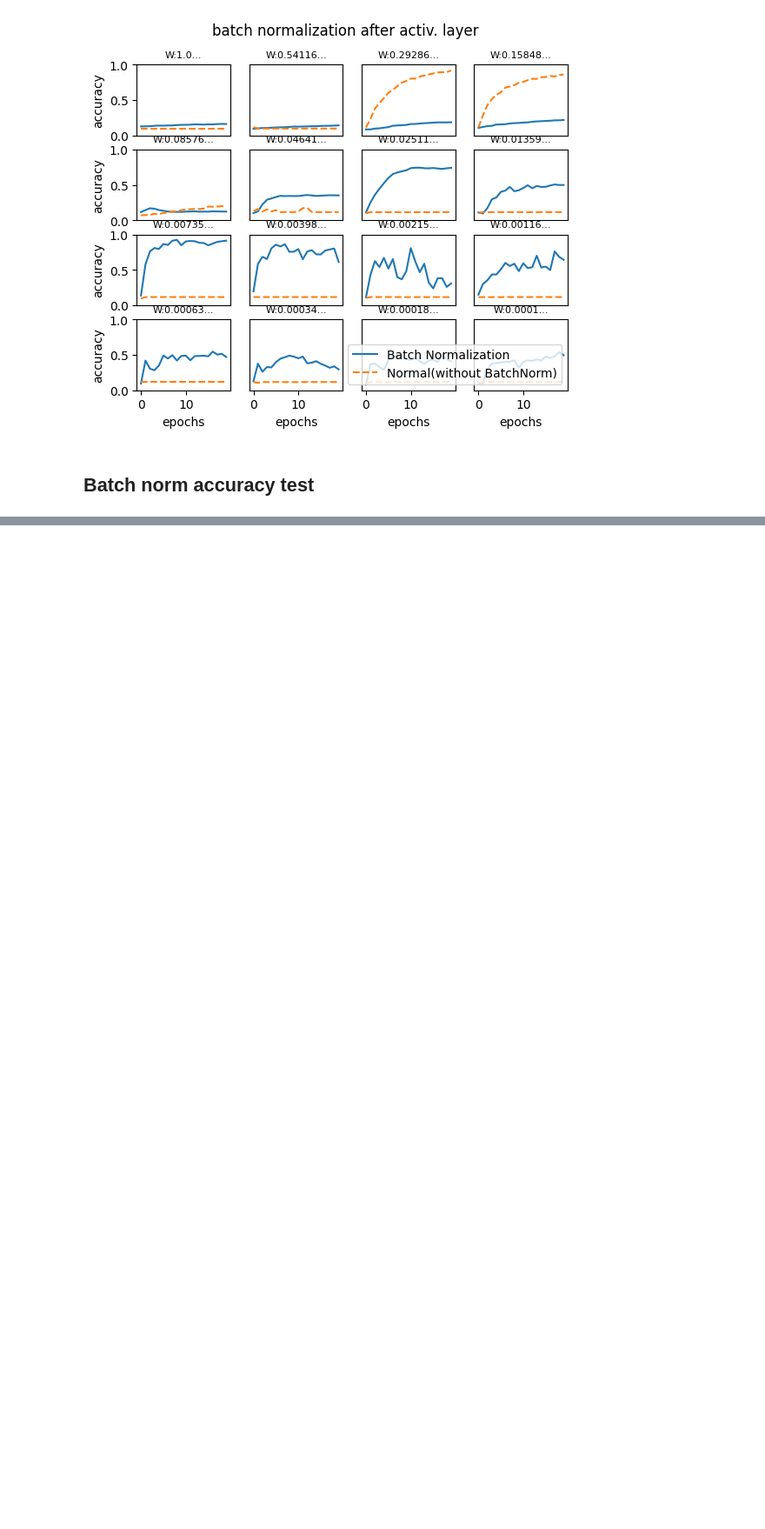
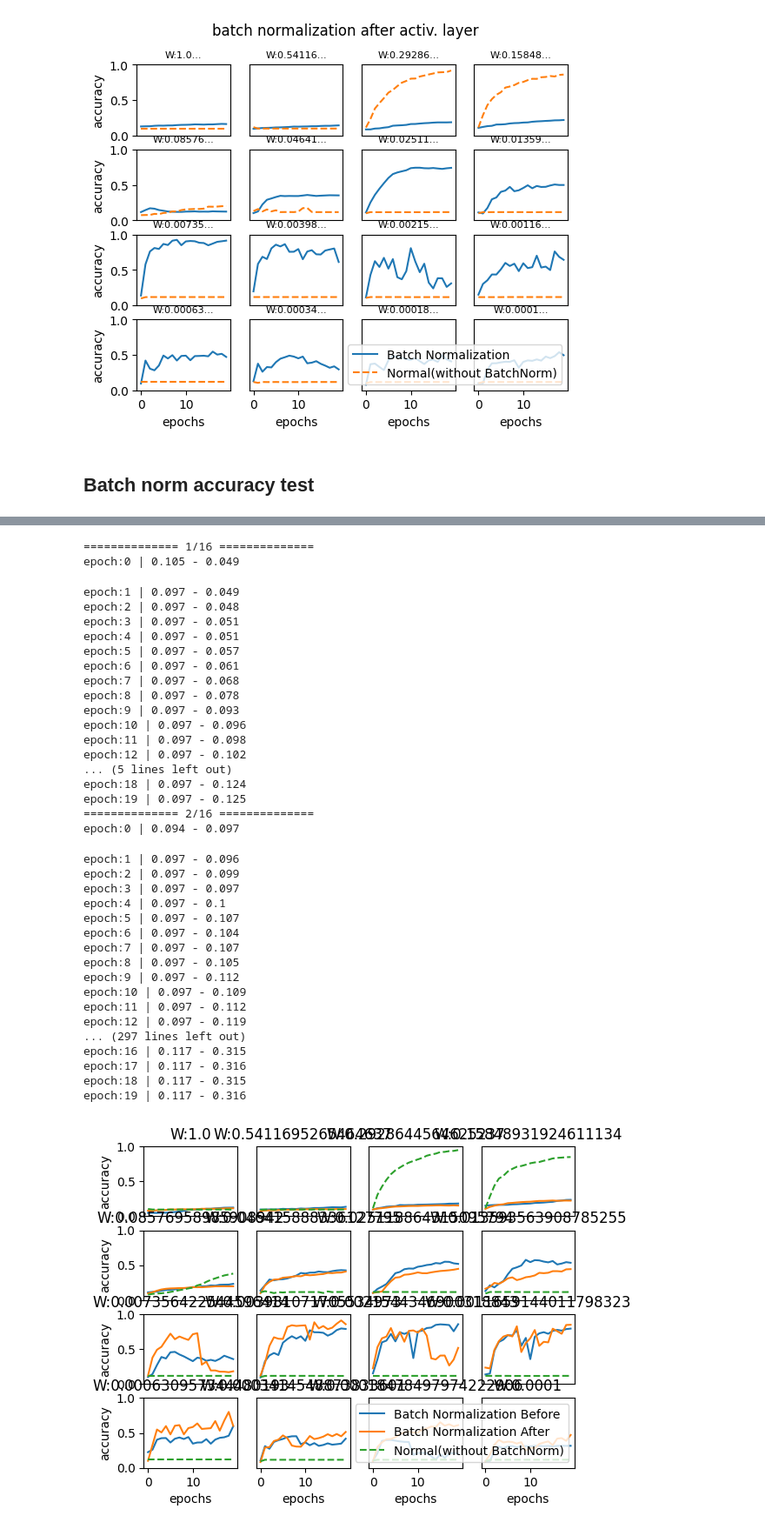
Before and after one commit to Jongbin-kr/DL_from_scratch, a Jupyter notebook: ch6-3_batch_normalization.ipynb, the cells around one changed output, grey strips where cells are left out. Shown at 87% size. Saved outputs shown, nothing was run; the diff lists cells and outputs as text; code cells hidden in the pictures; blank space fills up the shorter version.

```diff
--- a/ch6-3_batch_normalization.ipynb
+++ b/ch6-3_batch_normalization.ipynb
@@ -534,0 +543,7 @@ False test acc
+# %%
+    network = MultiLayerNet(input_size=784,
+                            hidden_size_list=[100, 100, 100, 100, 100],
+                            output_size=10,
+                            batch_norm='before')
+
+    network.layers
@@ -534,0 +669,73 @@ False test acc
+# %%
+# 그래프 그리기==========
+weight_scale_list = np.logspace(0, -4, num=16)
+x = np.arange(max_epochs)
+
+for i, w in enumerate(weight_scale_list):
+    print("============== " + str(i+1) + "/16" + " ==============")
+    train_acc_list, bf_train_acc_list, af_train_acc_list = __train(w)
+
+    plt.subplot(4, 4, i+1)
+    plt.title("W:" + str(w))
+    if i == 15:
+        plt.plot(x, bf_train_acc_list,
+                 label='Batch Normalization Before', markevery=2)
+        plt.plot(x, af_train_acc_list,
+                 label='Batch Normalization After', markevery=2)
+        plt.plot(x, train_acc_list, linestyle="--",
+                 label='Normal(without BatchNorm)', markevery=2)
+    else:
+        plt.plot(x, bf_train_acc_list, markevery=2)
+        plt.plot(x, af_train_acc_list, markevery=2)
+        plt.plot(x, train_acc_list, linestyle="--", markevery=2)
+
+    plt.ylim(0, 1.0)
+    if i % 4:
+        plt.yticks([])
+    else:
+        plt.ylabel("accuracy")
+    if i < 12:
+        plt.xticks([])
+    else:
+        plt.xlabel("epochs")
+plt.legend(loc='lower right')
+
+plt.show()
+# %% [output]
+============== 1/16 ==============
+epoch:0 | 0.105 - 0.049
+epoch:1 | 0.097 - 0.049
+epoch:2 | 0.097 - 0.048
+epoch:3 | 0.097 - 0.051
+epoch:4 | 0.097 - 0.051
+epoch:5 | 0.097 - 0.057
+epoch:6 | 0.097 - 0.061
+epoch:7 | 0.097 - 0.068
+epoch:8 | 0.097 - 0.078
+epoch:9 | 0.097 - 0.093
+epoch:10 | 0.097 - 0.096
+epoch:11 | 0.097 - 0.098
+epoch:12 | 0.097 - 0.102
+... (5 lines left out)
+epoch:18 | 0.097 - 0.124
+epoch:19 | 0.097 - 0.125
+============== 2/16 ==============
+epoch:0 | 0.094 - 0.097
+epoch:1 | 0.097 - 0.096
+epoch:2 | 0.097 - 0.099
+epoch:3 | 0.097 - 0.097
+epoch:4 | 0.097 - 0.1
+epoch:5 | 0.097 - 0.107
+epoch:6 | 0.097 - 0.104
+epoch:7 | 0.097 - 0.107
+epoch:8 | 0.097 - 0.105
+epoch:9 | 0.097 - 0.112
+epoch:10 | 0.097 - 0.109
+epoch:11 | 0.097 - 0.112
+epoch:12 | 0.097 - 0.119
+... (297 lines left out)
+epoch:16 | 0.117 - 0.315
+epoch:17 | 0.117 - 0.316
+epoch:18 | 0.117 - 0.315
+epoch:19 | 0.117 - 0.316
+[figure, added]
```
Also changed, not shown: parts of 8 cells of this notebook, 6 other files.
